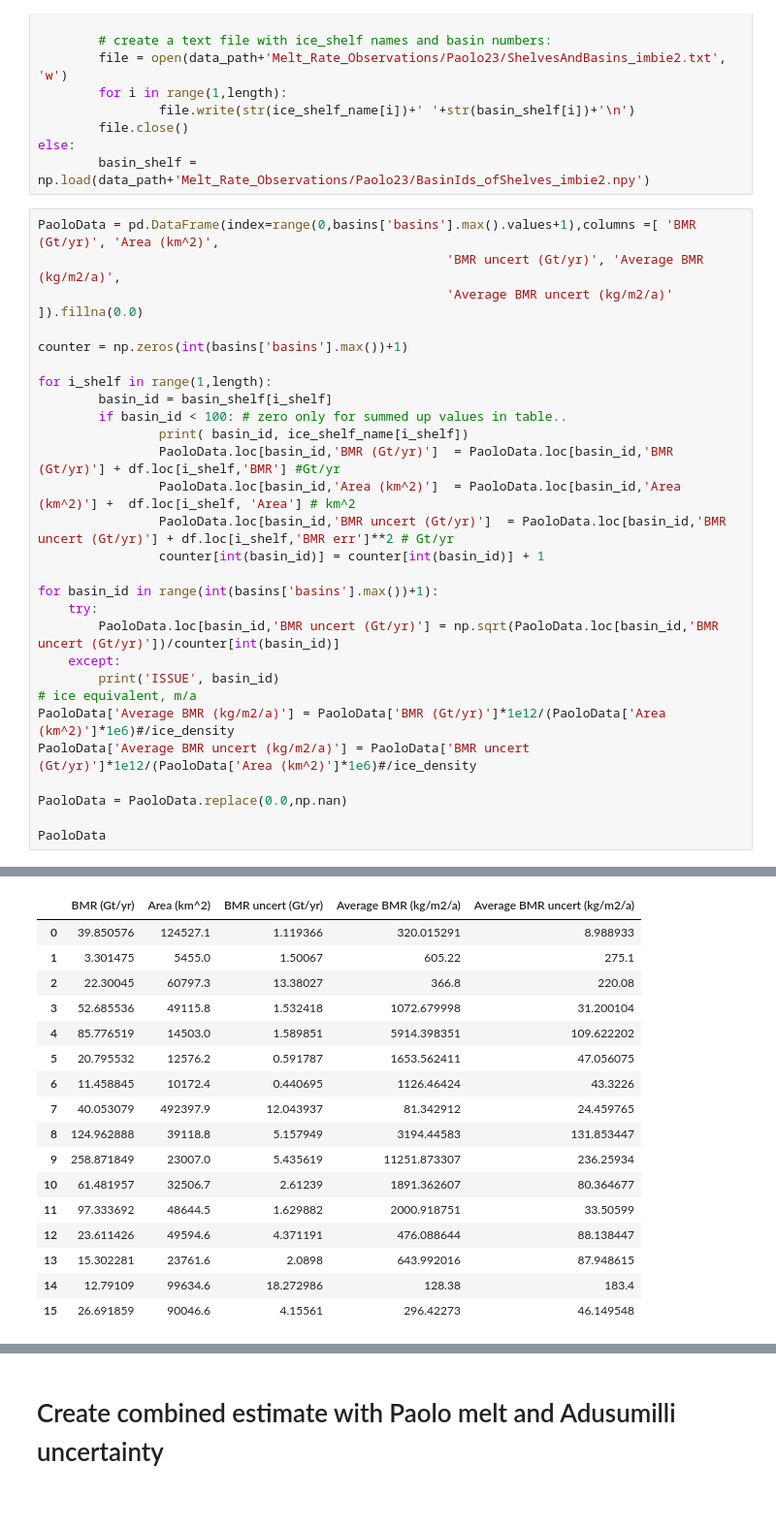
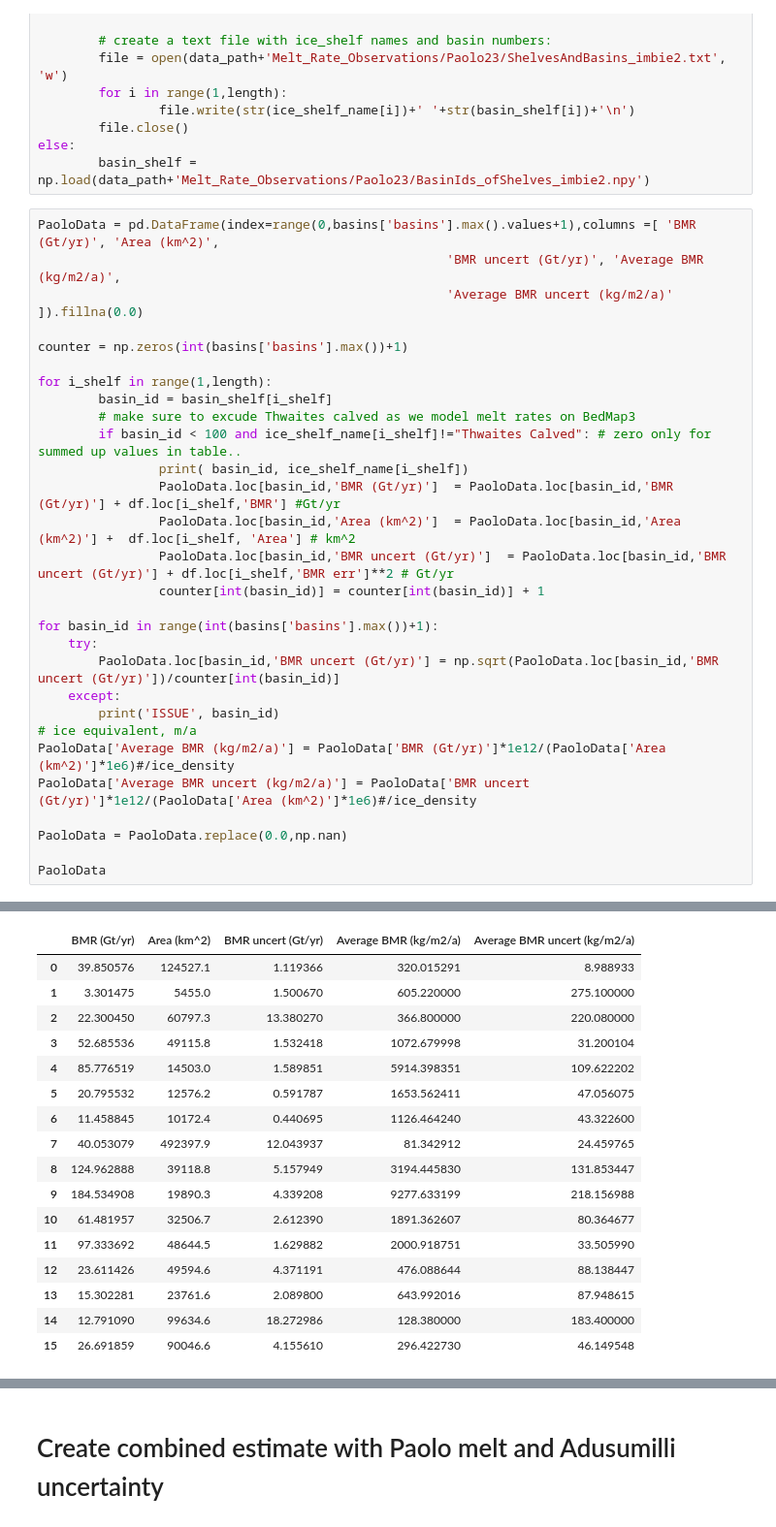
Before and after one commit to ismip/ismip7-antarctic-ocean-forcing, a Jupyter notebook: parameterisations/process_data/combine_melt_dataset_with_uncertainties.ipynb, the cells around one changed output, grey strips where cells are left out. Shown at 97% size. Cells and saved outputs as stored; diff of their text form.

Commit message:
Remove Thwaites calved from basin-aggregated melt rate dataset

```diff
--- a/parameterisations/process_data/combine_melt_dataset_with_uncertainties.ipynb
+++ b/parameterisations/process_data/combine_melt_dataset_with_uncertainties.ipynb
@@ -222,7 +215,8 @@ counter = np.zeros(int(basins['basins'].max())+1)
 
 for i_shelf in range(1,length):
         basin_id = basin_shelf[i_shelf]
-        if basin_id < 100: # zero only for summed up values in table..
+        # make sure to excude Thwaites calved as we model melt rates on BedMap3
+        if basin_id < 100 and ice_shelf_name[i_shelf]!="Thwaites Calved": # zero only for summed up values in table..
                 print( basin_id, ice_shelf_name[i_shelf])
                 PaoloData.loc[basin_id,'BMR (Gt/yr)']  = PaoloData.loc[basin_id,'BMR (Gt/yr)'] + df.loc[i_shelf,'BMR'] #Gt/yr
                 PaoloData.loc[basin_id,'Area (km^2)']  = PaoloData.loc[basin_id,'Area (km^2)'] +  df.loc[i_shelf, 'Area'] # km^2
@@ -258,22 +252,22 @@ PaoloData
 15.0 Quar
 15.0 Riiser-Larsen
 15.0 Brunt Stancomb
 14.0 Filchner
 |  | BMR (Gt/yr) | Area (km^2) | BMR uncert (Gt/yr) | Average BMR (kg/m2/a) | Average BMR uncert (kg/m2/a) |
 | 0 | 39.850576 | 124527.1 | 1.119366 | 320.015291 | 8.988933 |
-| 1 | 3.301475 | 5455.0 | 1.50067 | 605.22 | 275.1 |
-| 2 | 22.30045 | 60797.3 | 13.38027 | 366.8 | 220.08 |
+| 1 | 3.301475 | 5455.0 | 1.500670 | 605.220000 | 275.100000 |
+| 2 | 22.300450 | 60797.3 | 13.380270 | 366.800000 | 220.080000 |
 | 3 | 52.685536 | 49115.8 | 1.532418 | 1072.679998 | 31.200104 |
 | 4 | 85.776519 | 14503.0 | 1.589851 | 5914.398351 | 109.622202 |
 | 5 | 20.795532 | 12576.2 | 0.591787 | 1653.562411 | 47.056075 |
-| 6 | 11.458845 | 10172.4 | 0.440695 | 1126.46424 | 43.3226 |
+| 6 | 11.458845 | 10172.4 | 0.440695 | 1126.464240 | 43.322600 |
 | 7 | 40.053079 | 492397.9 | 12.043937 | 81.342912 | 24.459765 |
-| 8 | 124.962888 | 39118.8 | 5.157949 | 3194.44583 | 131.853447 |
-| 9 | 258.871849 | 23007.0 | 5.435619 | 11251.873307 | 236.25934 |
-| 10 | 61.481957 | 32506.7 | 2.61239 | 1891.362607 | 80.364677 |
-| 11 | 97.333692 | 48644.5 | 1.629882 | 2000.918751 | 33.50599 |
+| 8 | 124.962888 | 39118.8 | 5.157949 | 3194.445830 | 131.853447 |
+| 9 | 184.534908 | 19890.3 | 4.339208 | 9277.633199 | 218.156988 |
+| 10 | 61.481957 | 32506.7 | 2.612390 | 1891.362607 | 80.364677 |
+| 11 | 97.333692 | 48644.5 | 1.629882 | 2000.918751 | 33.505990 |
 | 12 | 23.611426 | 49594.6 | 4.371191 | 476.088644 | 88.138447 |
-| 13 | 15.302281 | 23761.6 | 2.0898 | 643.992016 | 87.948615 |
-| 14 | 12.79109 | 99634.6 | 18.272986 | 128.38 | 183.4 |
-| 15 | 26.691859 | 90046.6 | 4.15561 | 296.42273 | 46.149548 |
+| 13 | 15.302281 | 23761.6 | 2.089800 | 643.992016 | 87.948615 |
+| 14 | 12.791090 | 99634.6 | 18.272986 | 128.380000 | 183.400000 |
+| 15 | 26.691859 | 90046.6 | 4.155610 | 296.422730 | 46.149548 |
 # %%
```
Also changed, not shown: parts of 6 cells of this notebook.
